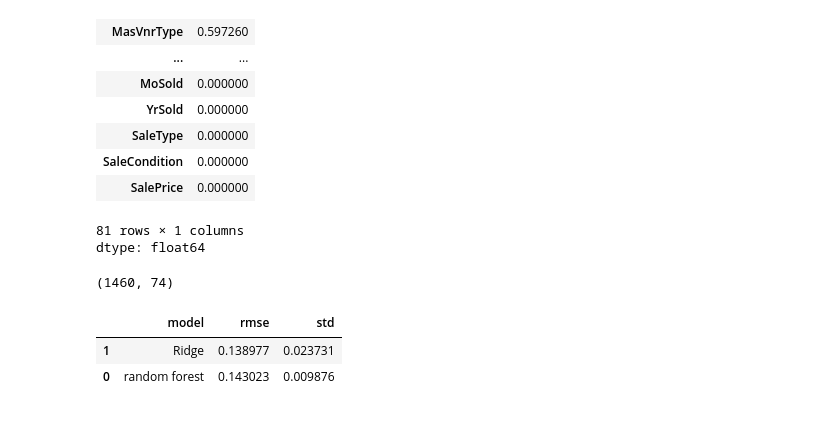
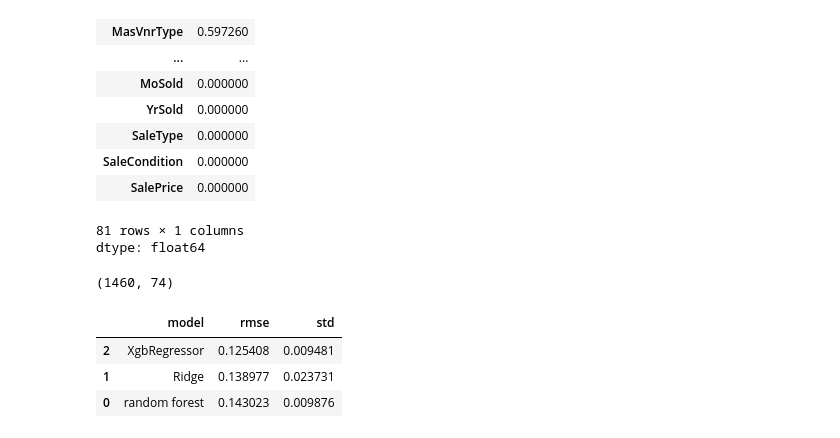
Before and after one commit to luckyKumar37/kaggle_competitions, a Jupyter notebook: house_price_advanced.ipynb, the cells around one changed output. Cells and saved outputs as stored; diff of their text form; code cells hidden in the pictures.

```diff
--- a/house_price_advanced.ipynb
+++ b/house_price_advanced.ipynb
@@ -214,40 +216,48 @@ models = {
         random_state=42,
         n_jobs=-1
     ),
-    "Ridge":Ridge(alpha=10)
+    "Ridge":Ridge(alpha=10),
+    "XgbRegressor":XGBRegressor(
+        n_estimators = 1200,
+        learning_rate = 0.02,
+        max_depth = 3
+
+    )
+
 }
 
 results = []
 
 
 for name, model in models.items():
   pipeline = Pipeline([
       ('preprocessing',preprocessor),
       ('model',model)
   ])
 
   score = cross_val_score(
       pipeline,
       X,
       y,
       cv=5,
       n_jobs=-1,
       scoring='neg_root_mean_squared_error'
   )
 
 
   rmse = -score.mean()
 
   results.append({
       'model':name,
       'rmse':rmse,
       'std':score.std()
   })
 
-# FIXED: Sort by the actual column name 'rmse'
+
 results_df=pd.DataFrame(results).sort_values("rmse")
 display(results_df)
 # %% [output]
 |  | model | rmse | std |
+| 2 | XgbRegressor | 0.125408 | 0.009481 |
 | 1 | Ridge | 0.138977 | 0.023731 |
 | 0 | random forest | 0.143023 | 0.009876 |
```
Also changed, not shown: parts of 5 cells of this notebook.
